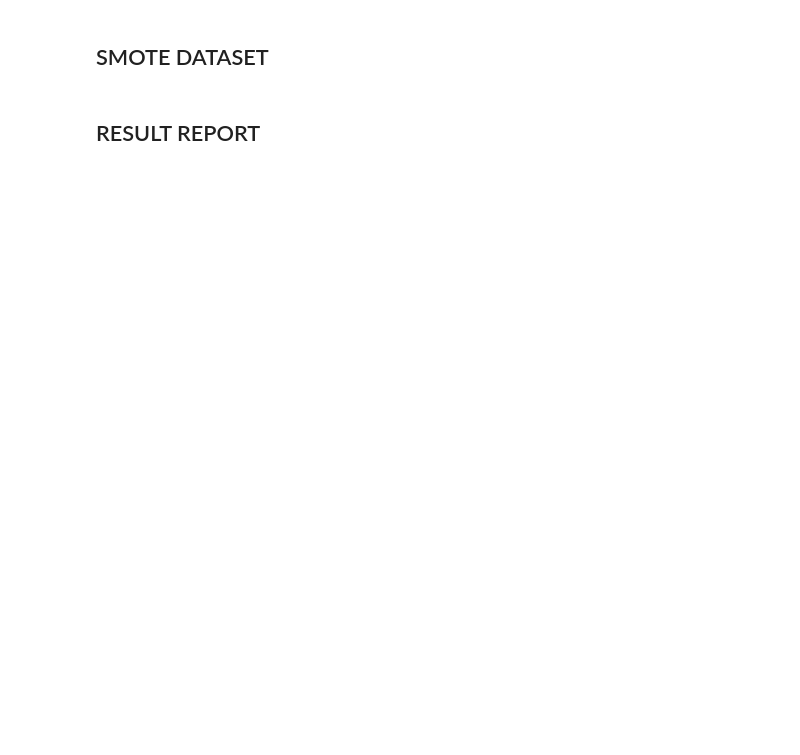
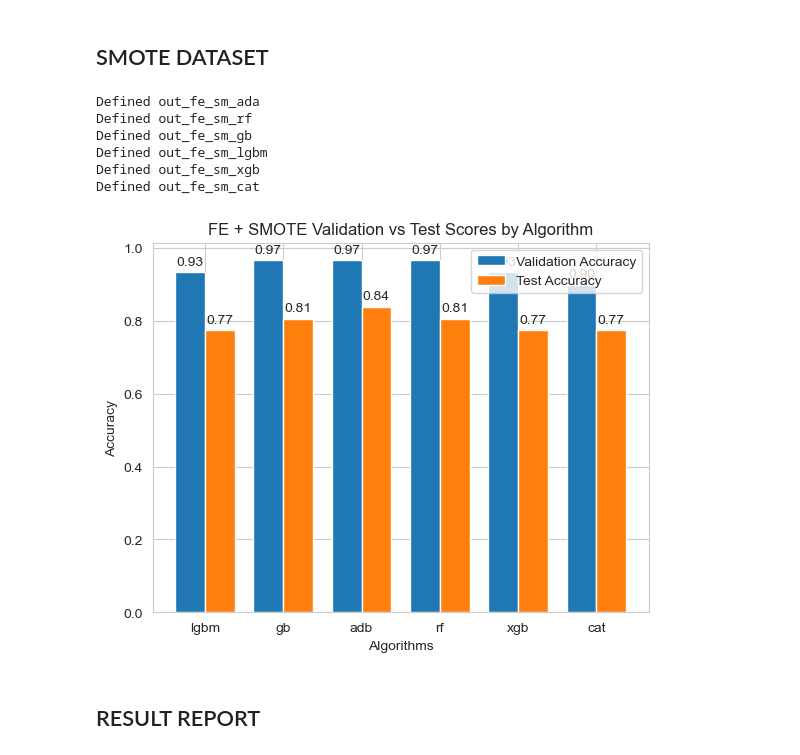
Before and after one commit to QuyeN1104/HeartDiseasePrediction, a Jupyter notebook: notebooks/2. Modeling.ipynb, the cells around one changed output. Cells and saved outputs as stored; diff of their text form; code cells hidden in the pictures; blank space fills up the shorter version.

```diff
--- a/notebooks/2. Modeling.ipynb
+++ b/notebooks/2. Modeling.ipynb
@@ -511,5 +791,15 @@ visualize(fe_dt_results, 'FE + DT Dataset')
 # %% [markdown]
 ## SMOTE DATASET
+# %%
+# MOCK for FE + SMOTE (train) — sau cell đọc X_smote_*
+define_mock_outs(X_smote_train, y_smote_train, prefix="fe_sm")
+# %% [output]
+Defined out_fe_sm_ada
+Defined out_fe_sm_rf
+Defined out_fe_sm_gb
+Defined out_fe_sm_lgbm
+Defined out_fe_sm_xgb
+Defined out_fe_sm_cat
 # %%
 out_fe_sm_lgbm = optuna_tune_simple("lgbm", X_smote_train, y_smote_train, n_trials=40, scoring="accuracy")
 out_fe_sm_cat  = optuna_tune_simple("cat",  X_smote_train, y_smote_train)
@@ -518,12 +808,13 @@ out_fe_sm_rf   = optuna_tune_simple("rf",   X_smote_train, y_smote_train)
 out_fe_sm_gb   = optuna_tune_simple('gb',   X_smote_train, y_smote_train)
 out_fe_sm_ada  = optuna_tune_simple('adb',  X_smote_train, y_smote_train)
 # %%
-fe_sm_ranked = sorted([out_fe_sm_ada, out_fe_sm_rf, out_fe_sm_gb, out_fe_sm_lgbm, out_fe_sm_xgb, out_fe_sm_cat],
-                      key=lambda x: x["best_score"], reverse=True)
+fe_sm_ranked = sorted([out_fe_sm_ada, out_fe_sm_rf, out_fe_sm_gb, out_fe_sm_lgbm, out_fe_sm_xgb, out_fe_sm_cat], key=lambda x: x['best_score'], reverse=True)
 # %%
 fe_sm_results = calc_results(fe_sm_ranked, X_smote_test, y_smote_test, X_smote_val, y_smote_val)
 # %%
-visualize(fe_sm_results, 'FE + SMOTE (train)')
+visualize(fe_sm_results, 'FE + SMOTE')
+# %% [output]
+[figure, added]
 # %% [markdown]
 ## RESULT REPORT
 # %%
```
Also changed, not shown: parts of 29 cells of this notebook, 19 other files.
